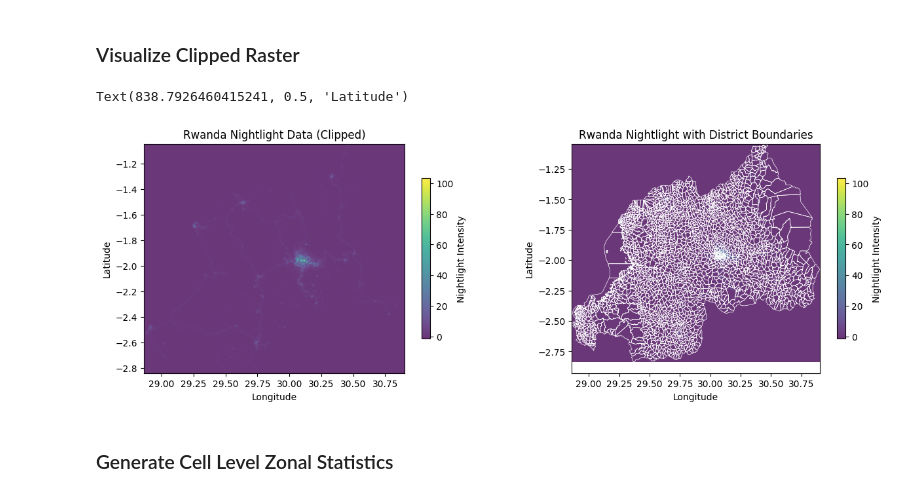
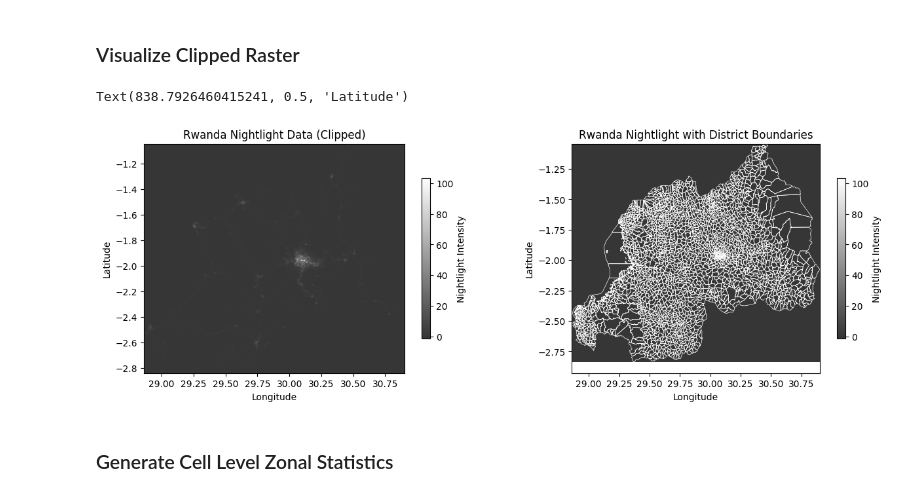
Before and after one commit to docileum/nightlight-analysis-Docile-Umurengezi, a Jupyter notebook: notebooks/assignment-3-zonal-stats.ipynb, the cells around one changed output. Saved outputs shown, nothing was run; the diff lists cells and outputs as text; code cells hidden in the pictures.

Commit message:
Some changes on the cmap

```diff
--- a/notebooks/assignment-3-zonal-stats.ipynb
+++ b/notebooks/assignment-3-zonal-stats.ipynb
@@ -163,36 +155,36 @@ Clipped raster info:
 # LOAD AND VISUALIZE THE CLIPPED RASTER
 # =========================================
 
 # Load cell boundaries
 gdf_adm4 = gp.read_file(FILE_SHP_ADM4)
 
 with rasterio.open(rwanda_raster_path) as src:
     rwanda_nightlight = src.read(1)
     rwanda_extent = [src.bounds.left, src.bounds.right, src.bounds.bottom, src.bounds.top]
 
 # Create visualization
 plt.figure(figsize=(15, 10))
 
 # Plot 1: Clipped raster
 plt.subplot(2, 2, 1)
-plt.imshow(rwanda_nightlight, extent=rwanda_extent, cmap='viridis', alpha=0.8)
+plt.imshow(rwanda_nightlight, extent=rwanda_extent, cmap='gray', alpha=0.8)
 plt.colorbar(label='Nightlight Intensity', shrink=0.7)
 plt.title('Rwanda Nightlight Data (Clipped)')
 plt.xlabel('Longitude')
 plt.ylabel('Latitude')
 
 # Plot 2: Raster with district boundaries
 plt.subplot(2, 2, 2)
-plt.imshow(rwanda_nightlight, extent=rwanda_extent, cmap='viridis', alpha=0.8)
+plt.imshow(rwanda_nightlight, extent=rwanda_extent, cmap='gray', alpha=0.8)
 rwanda_districts_plot = gdf_adm4.to_crs(gdf_adm0.crs) if gdf_adm4.crs != gdf_adm0.crs else gdf_adm4
 rwanda_districts_plot.boundary.plot(ax=plt.gca(), color='white', linewidth=0.5)
 plt.colorbar(label='Nightlight Intensity', shrink=0.7)
 plt.title('Rwanda Nightlight with District Boundaries')
 plt.xlabel('Longitude')
 plt.ylabel('Latitude')
 # %% [output]
 Text(838.7926460415241, 0.5, 'Latitude')
-[figure, old version]
+[figure, new version]
 # %% [markdown]
 ### Generate Cell Level Zonal Statistics
 # %%
```
Also changed, not shown: parts of 2 cells of this notebook.
